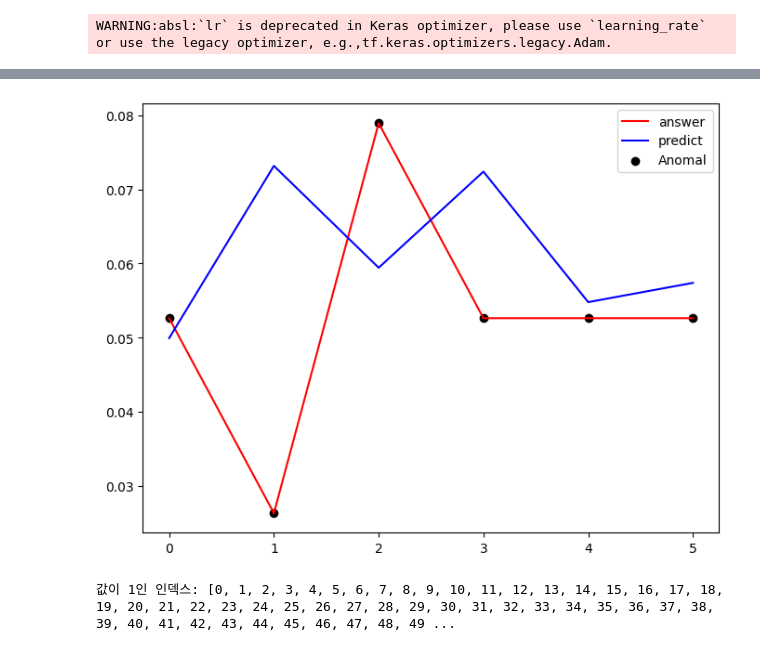
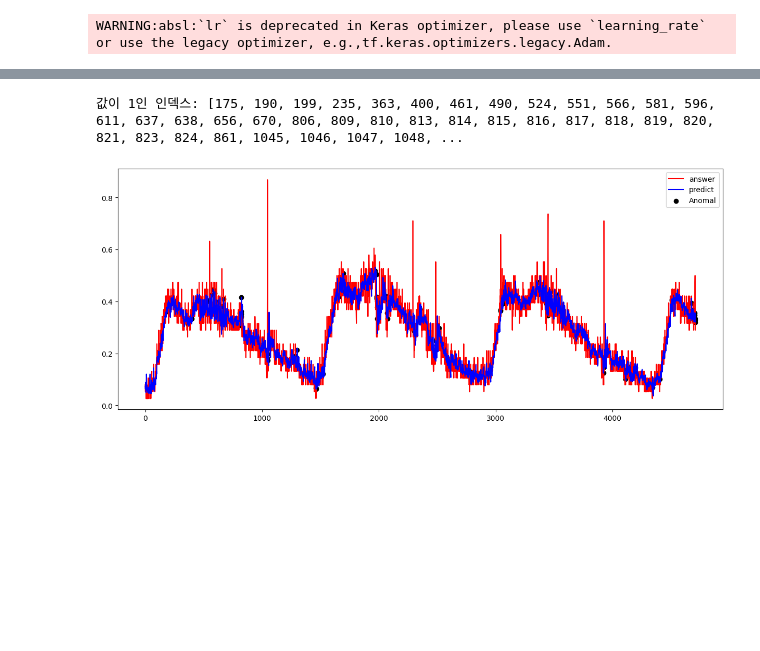
Before and after one commit to moji-moji-idn/Abnormal_Prediction, a Jupyter notebook: Conv1D.ipynb, the cells around one changed output, grey strips where cells are left out. Saved outputs shown, nothing was run; the diff lists cells and outputs as text; code cells hidden in the pictures; blank space fills up the shorter version.

```diff
--- a/Conv1D.ipynb
+++ b/Conv1D.ipynb
@@ -261,11 +243,16 @@ def preprocessing(data, past_history, future_target, STEP, predict_col, feature)
     x_val_multi, y_val_multi = multivariate_data(dataset, dataset[:, predict_col], TRAIN_SPLIT, None, past_history, future_target, STEP)
     x_val_anomal, y_val_anomal = multivariate_data(anomal_dataset, anomal_dataset[:, predict_col], TRAIN_SPLIT, None, past_history, future_target, STEP)
     return x_train_multi, y_train_multi, x_val_multi, y_val_multi, x_val_anomal, y_val_anomal
+# %%
+df['CPU utilization rate_lag1']  = df['CPU utilization rate'].shift(1)
+df['CPU utilization rate_lag2']  = df['CPU utilization rate'].shift(2)
+df['CPU utilization rate_lag3']  = df['CPU utilization rate'].shift(3)
+df['CPU utilization rate_lag5']  = df['CPU utilization rate'].shift(5)
+df = df.dropna()
 # %%
 F_scaler = MinMaxScaler()
 T_scaler = MinMaxScaler()
 '''!!!피쳐 수정!!!'''
-feature_considered = ['CPU utilization rate 2', 'Memory usage rate',
-       'Memory usage rate 2', 'Disk read throughput']
+feature_considered = ['CPU utilization rate_lag1', 'CPU utilization rate_lag2', 'CPU utilization rate_lag3', 'CPU utilization rate_lag5', 'Network inbound drops', 'Disk free space', 'Load 15 minutes', 'Anomaly']  # 사용자의 피처 목록
 x_train_multi, y_train_multi, x_val_multi, y_val_multi, x_val_anomal, y_val_anomal = preprocessing(df, past_history, future_target, STEP, predict_col, feature_considered)
 # %% [output]
@@ -446,7 +403,7 @@ answer_list = []
 predict_list = []
 anomal_list = []
 for i in range(len(x_val_multi)):
-    x = x_val_multi[i].reshape((-1, 24, 5))
+    x = x_val_multi[i].reshape((-1, past_history, len(feature_considered)+1))
     answer = y_val_multi[i]
     anomal = y_val_anomal[i]
     predict = model.predict(x)[0]
@@ -475,27 +432,25 @@ for i in range(len(x_val_multi)):
 answer = np.reshape(answer_list, (-1, 1))
 predict = np.reshape(predict_list, (-1, 1))
 anomal = np.reshape(anomal_list, (-1, 1))
+# %%
+import numpy as np
+
+
+
+# 값이 1인 인덱스 저장
+indices_with_value_one = [index for index, value in enumerate(anomal) if np.any(value == mul)]
+
+# 결과 출력
+print("값이 1인 인덱스:", indices_with_value_one)
+# %% [output]
+값이 1인 인덱스: [175, 190, 199, 235, 363, 400, 461, 490, 524, 551, 566, 581, 596, 611, 637, 638, 656, 670, 806, 809, 810, 813, 814, 815, 816, 817, 818, 819, 820, 821, 823, 824, 861, 1045, 1046, 1047, 1048, ...
 # %%
-t = 8
-plt.plot(answer_list[t], color = 'r', label = 'answer')
-plt.plot(predict_list[t], color = 'b', label = 'predict')
-anomal_event = anomal_list[t]
-indices_with_value_one = [index for index, value in enumerate(anomal_event) if np.any(value == 1)]
-plt.scatter(indices_with_value_one, [answer_list[t][i] for i in indices_with_value_one], color='k', label='Anomal', marker='o')
+plt.figure(figsize=(15, 6))
+plt.plot(answer, color = 'r', label = 'answer')
+plt.plot(predict, color = 'b', label = 'predict')
+plt.scatter(indices_with_value_one, [predict[i] for i in indices_with_value_one], color='k', label='Anomal', marker='o')  # 이상치 산점도
 
 plt.legend()
 plt.show()
 # %% [output]
-[figure, old version]
+[figure, new version]
-# %%
-import numpy as np
-
-
-
-# 값이 1인 인덱스 저장
-indices_with_value_one = [index for index, value in enumerate(anomal) if np.any(value == 1)]
-
-# 결과 출력
-print("값이 1인 인덱스:", indices_with_value_one)
-# %% [output]
-값이 1인 인덱스: [0, 1, 2, 3, 4, 5, 6, 7, 8, 9, 10, 11, 12, 13, 14, 15, 16, 17, 18, 19, 20, 21, 22, 23, 24, 25, 26, 27, 28, 29, 30, 31, 32, 33, 34, 35, 36, 37, 38, 39, 40, 41, 42, 43, 44, 45, 46, 47, 48, 49 ...
```
Also changed, not shown: parts of 22 cells of this notebook.
